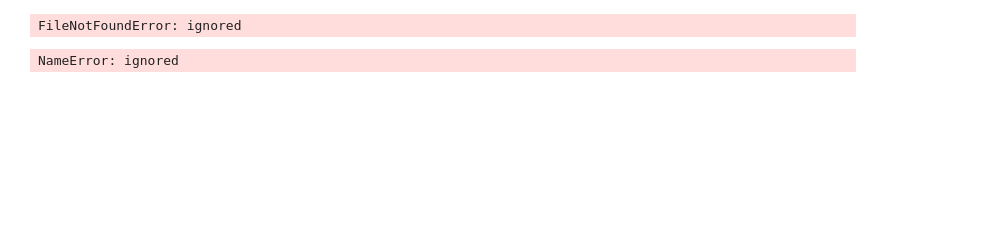
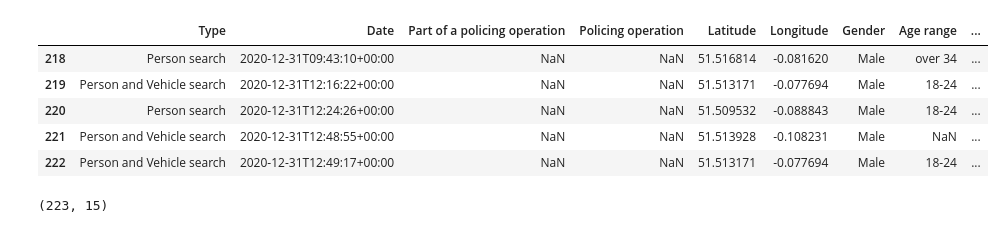
Before and after one commit to MianUsmanAhmed12/Assignment1, a Jupyter notebook: provingbiases.ipynb, the cells around one changed output. Drawn from its saved outputs; the diff is of its cells as text; code cells hidden in the pictures; blank space fills up the shorter version.

```diff
--- a/provingbiases.ipynb
+++ b/provingbiases.ipynb
@@ -3,29 +3,32 @@
 # %%
 import numpy as np # linear algebra
 import pandas as pd # data processing, CSV file I/O (e.g. pd.read_csv)
 import seaborn as sns
 import matplotlib.pyplot as plt
 %matplotlib inline
-#Reading csv file. Fetched data of londo police from Dec 2019 to Dec 2020 stop and search data
-
-df=pd.read_csv('2020-12-city-of-london-stop-and-search.csv', header=None)
+#Reading csv file. Fetched data of london police from Dec 2019 to Dec 2020 stop and search data
+url="https://raw.githubusercontent.com/MianUsmanAhmed12/Assignment1/main/2020-12-city-of-london-stop-and-search.csv"
+df=pd.read_csv(url, header=None)
 df.columns=['Type', 'Date', 'Part of a policing operation', 'Policing operation',
        'Latitude', 'Longitude', 'Gender', 'Age range',
        'Self-defined ethnicity', 'Officer-defined ethnicity', 'Legislation',
        'Object of search', 'Outcome',
        'Outcome linked to object of search Outcome linked to object of search',
        'Removal of more than just outer clothing']
 #viewing last five rows
 df.tail()
-
-#All code help taken from https://github.com/krishnaik06/EDA1/blob/master/EDA.ipynb
 # %% [output]
-FileNotFoundError: ignored
+|  | Type | Date | Part of a policing operation | Policing operation | Latitude | Longitude | Gender | Age range | ... |
+| 218 | Person search | 2020-12-31T09:43:10+00:00 | NaN | NaN | 51.516814 | -0.081620 | Male | over 34 | ... |
+| 219 | Person and Vehicle search | 2020-12-31T12:16:22+00:00 | NaN | NaN | 51.513171 | -0.077694 | Male | 18-24 | ... |
+| 220 | Person search | 2020-12-31T12:24:26+00:00 | NaN | NaN | 51.509532 | -0.088843 | Male | 18-24 | ... |
+| 221 | Person and Vehicle search | 2020-12-31T12:48:55+00:00 | NaN | NaN | 51.513928 | -0.108231 | Male | NaN | ... |
+| 222 | Person and Vehicle search | 2020-12-31T12:49:17+00:00 | NaN | NaN | 51.513171 | -0.077694 | Male | 18-24 | ... |
 # %%
 #describing the columnns and rows
 df.shape
 # %% [output]
-NameError: ignored
+(223, 15)
 # %%
 #Many columns have null values. Graphical idea of how many values are null for specific column
 sns.heatmap(df.isnull(),yticklabels=False)
```
Also changed, not shown: parts of 14 cells of this notebook.
